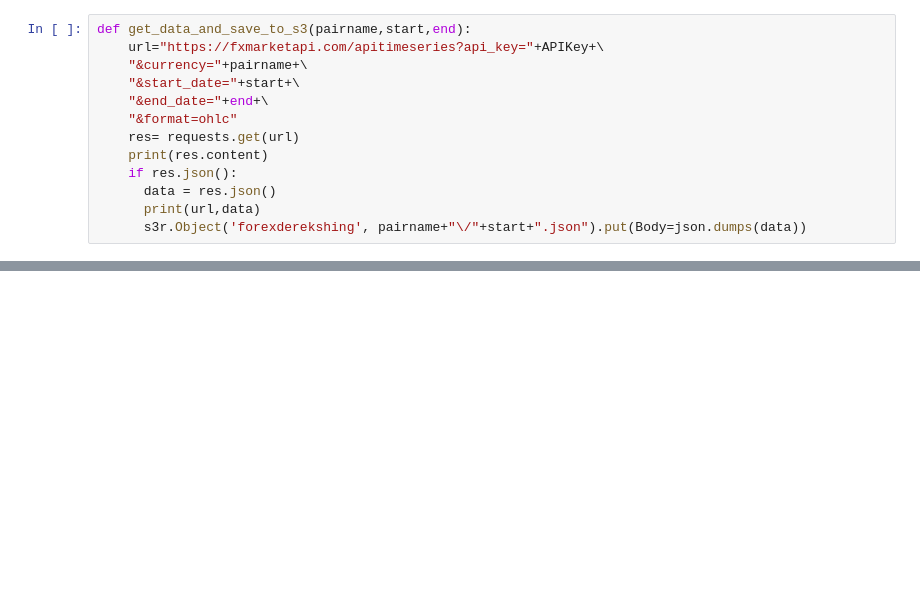
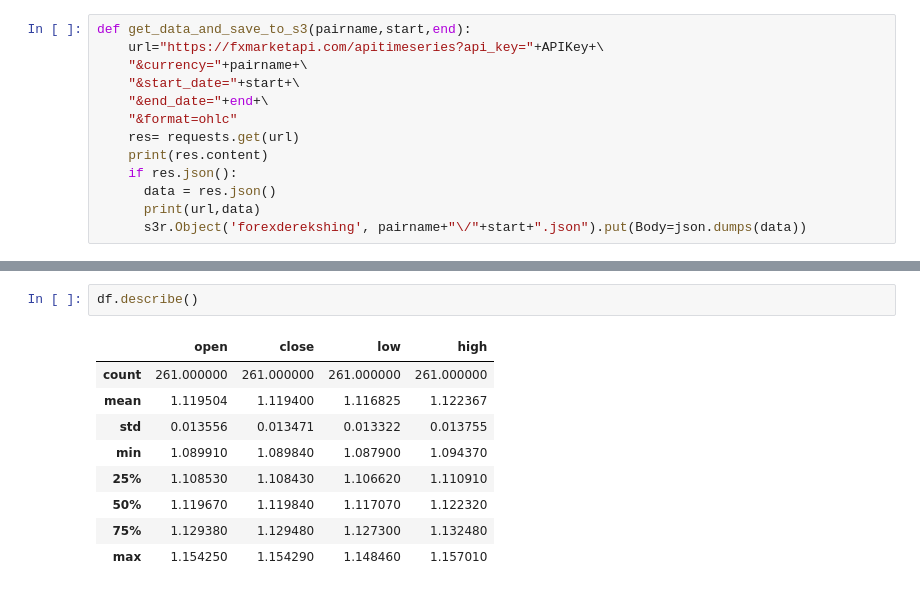
Before and after one commit to derek-shing/Forex2, a Jupyter notebook: Forex_basic.ipynb, the cells around one changed output, grey strips where cells are left out. Saved outputs shown, nothing was run; the diff lists cells and outputs as text; blank space fills up the shorter version.

```diff
--- a/Forex_basic.ipynb
+++ b/Forex_basic.ipynb
@@ -108,0 +211,12 @@ def get_data_and_save_to_s3(pairname,start,end):
+# %%
+df.describe()
+# %% [output]
+|  | open | close | low | high |
+| count | 261.000000 | 261.000000 | 261.000000 | 261.000000 |
+| mean | 1.119504 | 1.119400 | 1.116825 | 1.122367 |
+| std | 0.013556 | 0.013471 | 0.013322 | 0.013755 |
+| min | 1.089910 | 1.089840 | 1.087900 | 1.094370 |
+| 25% | 1.108530 | 1.108430 | 1.106620 | 1.110910 |
+| 50% | 1.119670 | 1.119840 | 1.117070 | 1.122320 |
+| 75% | 1.129380 | 1.129480 | 1.127300 | 1.132480 |
+| max | 1.154250 | 1.154290 | 1.148460 | 1.157010 |
```
Also changed, not shown: parts of 20 cells of this notebook.
